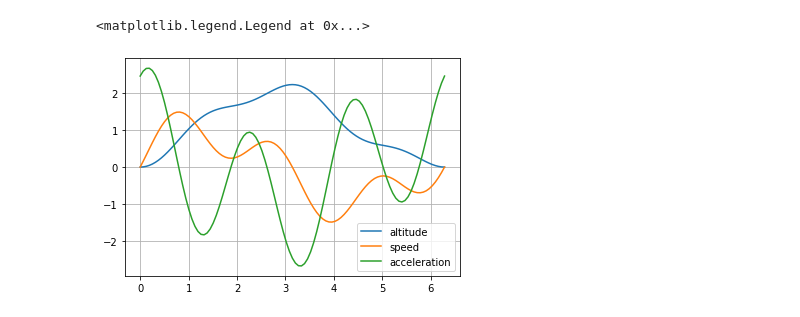
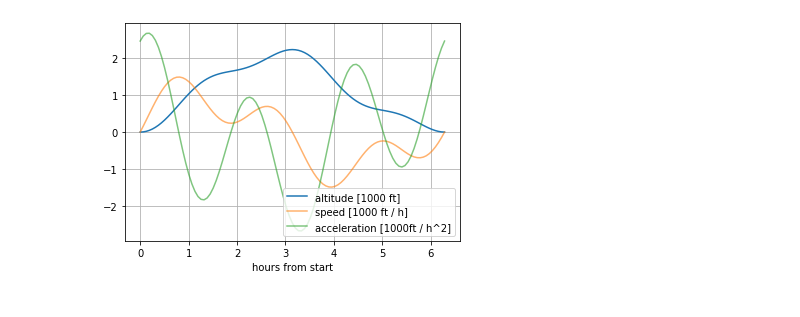
Before and after one commit to sighellan/GP_derivatives_example, a Jupyter notebook: Derivative_example.ipynb, the cells around one changed output. Cells and saved outputs as stored; diff of their text form; code cells hidden in the pictures.

```diff
--- a/Derivative_example.ipynb
+++ b/Derivative_example.ipynb
@@ -3,27 +11,31 @@ import numpy as np
 import matplotlib.pyplot as plt
 # %%
+# Define a function to estimate
+
 tau = 1.9029+np.pi
 T = 2*np.pi
 aa = 0.2
 bb = 3
 cc = 1.1133
+hh = 1
 def alt(tt):
-    return np.sin(tt+tau)+aa*np.cos(bb*(tt+tau))+cc
+    return hh*(np.sin(tt+tau)+aa*np.cos(bb*(tt+tau))+cc)
 
 def spe(tt):
-    return np.cos(tt+tau)-bb*aa*np.sin(bb*(tt+tau))
+    return hh*(np.cos(tt+tau)-bb*aa*np.sin(bb*(tt+tau)))
 
 def acc(tt):
-    return -np.sin(tt+tau)-bb**2*aa*np.cos(bb*(tt+tau))
+    return hh*(-np.sin(tt+tau)-bb**2*aa*np.cos(bb*(tt+tau)))
 # %%
+# Plot the underlying function with derivatives
 tt_dom = np.linspace(0, T, 101)
-plt.plot(tt_dom, alt(tt_dom), label='altitude')
-plt.plot(tt_dom, spe(tt_dom), label='speed')
-plt.plot(tt_dom, acc(tt_dom), label='acceleration')
+plt.plot(tt_dom, alt(tt_dom), label='altitude [1000 ft]')
+plt.plot(tt_dom, spe(tt_dom), label='speed [1000 ft / h]', alpha=0.6)
+plt.plot(tt_dom, acc(tt_dom), label='acceleration [1000ft / h^2]', alpha=0.6)
 
 
 plt.grid()
 plt.legend()
+plt.xlabel('hours from start');
 # %% [output]
-<matplotlib.legend.Legend at 0x...>
-[figure, old version]
+[figure, new version]
```
Also changed, not shown: parts of 25 cells of this notebook, 1 other file.
